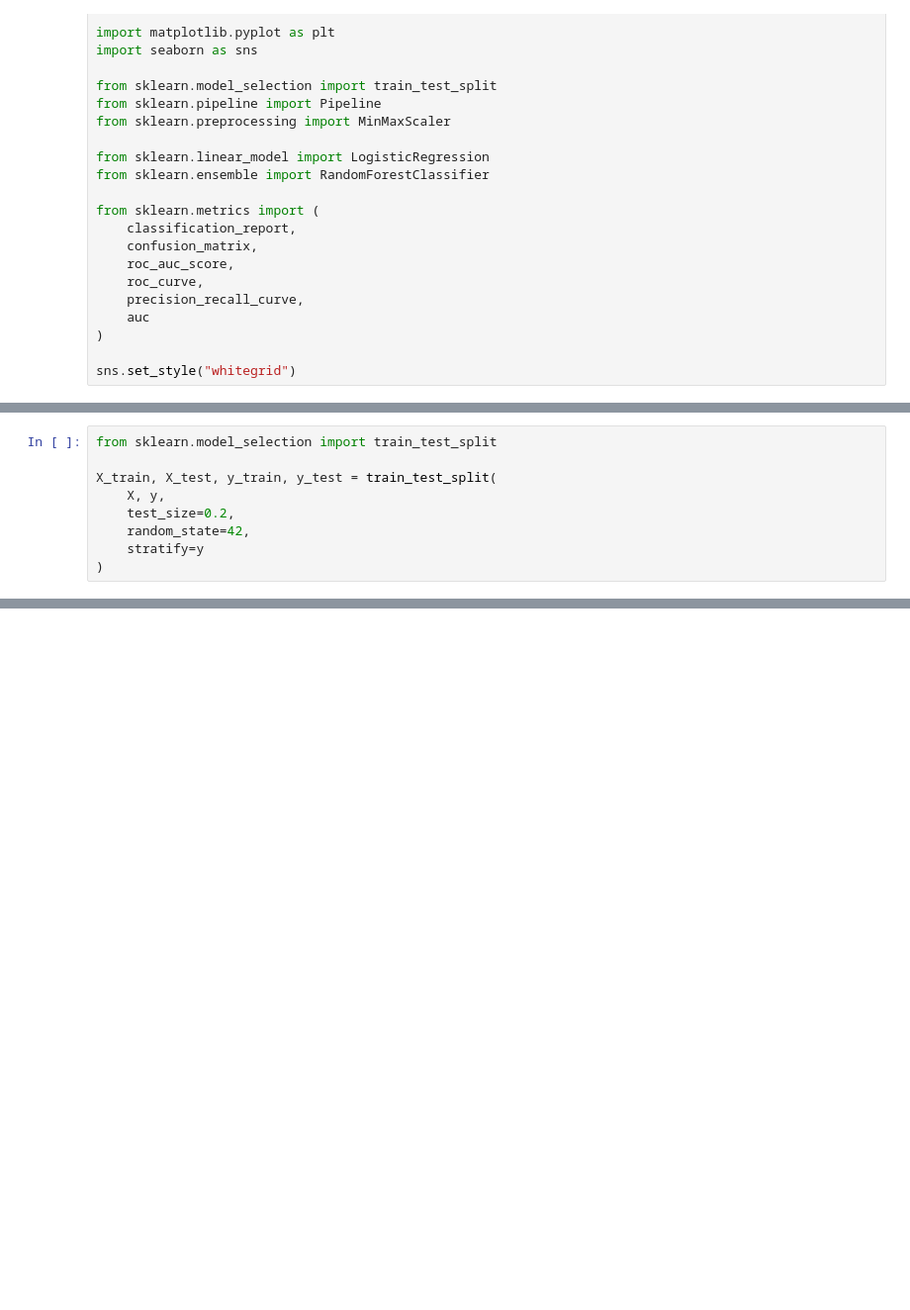
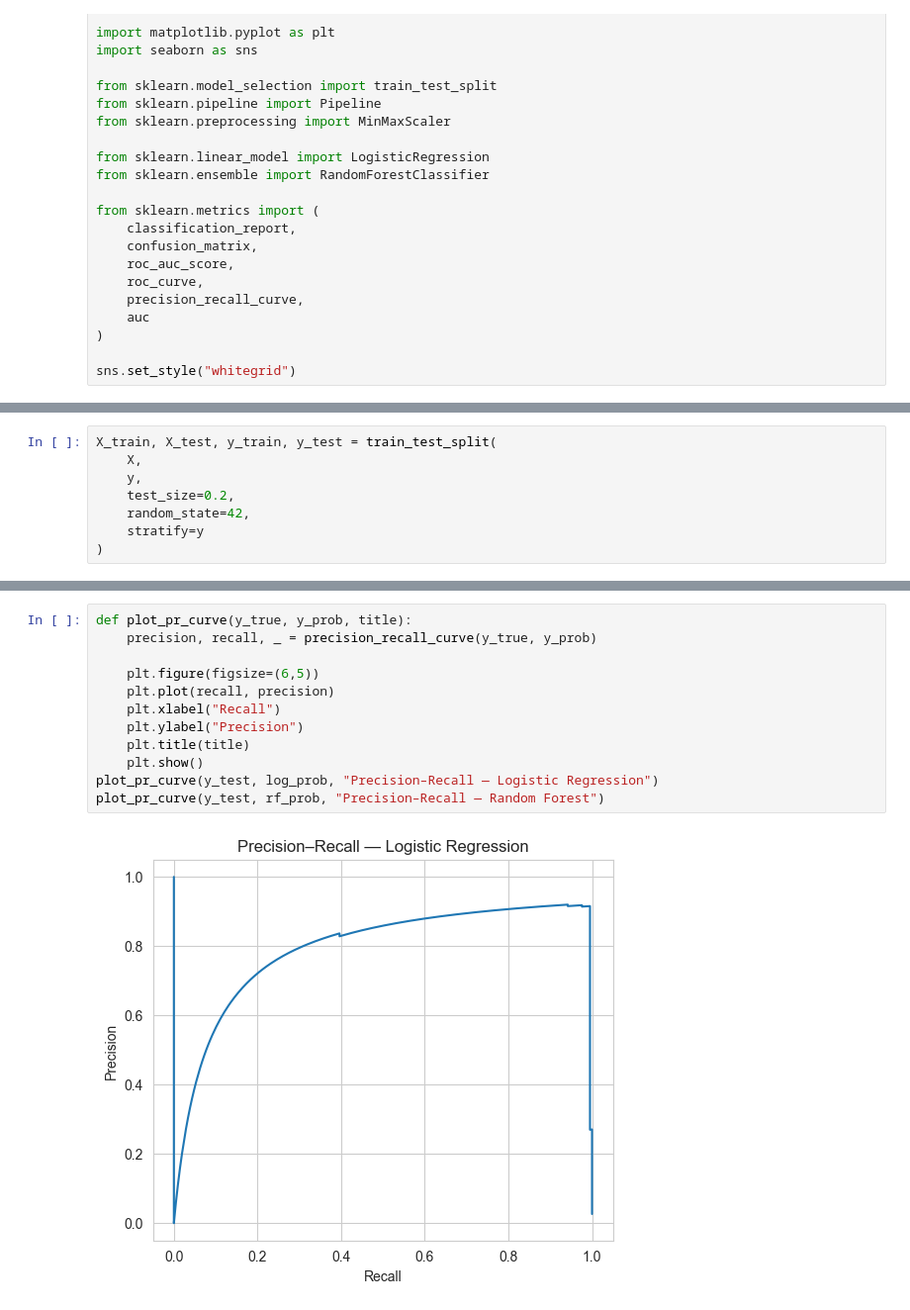
Before and after one commit to ANANYA200421/ExoHabit-AI, a Jupyter notebook: notebooks/milestone-4-models.ipynb, the cells around one changed output, grey strips where cells are left out. Shown at 99% size. Cells and saved outputs as stored; diff of their text form; blank space fills up the shorter version.

```diff
--- a/notebooks/milestone-4-models.ipynb
+++ b/notebooks/milestone-4-models.ipynb
@@ -42,8 +56,7 @@ y = df['habitable']
 # %%
-from sklearn.model_selection import train_test_split
-
 X_train, X_test, y_train, y_test = train_test_split(
-    X, y,
+    X,
+    y,
     test_size=0.2,
     random_state=42,
     stratify=y
@@ -50,0 +160,14 @@ X_train, X_test, y_train, y_test = train_test_split(
+# %%
+def plot_pr_curve(y_true, y_prob, title):
+    precision, recall, _ = precision_recall_curve(y_true, y_prob)
+
+    plt.figure(figsize=(6,5))
+    plt.plot(recall, precision)
+    plt.xlabel("Recall")
+    plt.ylabel("Precision")
+    plt.title(title)
+    plt.show()
+plot_pr_curve(y_test, log_prob, "Precision–Recall — Logistic Regression")
+plot_pr_curve(y_test, rf_prob, "Precision–Recall — Random Forest")
+# %% [output]
+[figure, added]
```
Also changed, not shown: parts of 16 cells of this notebook, 1 other file.
